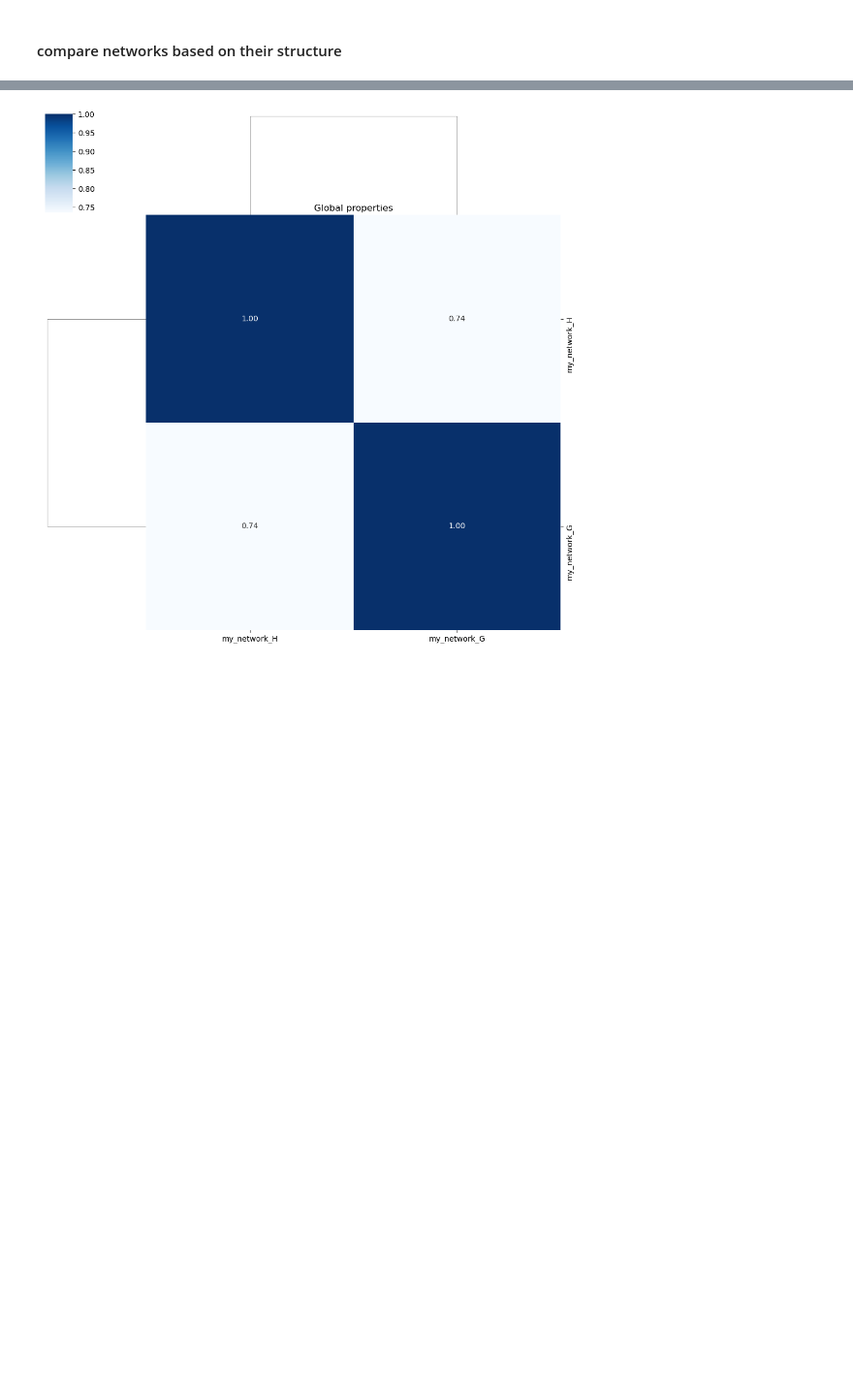
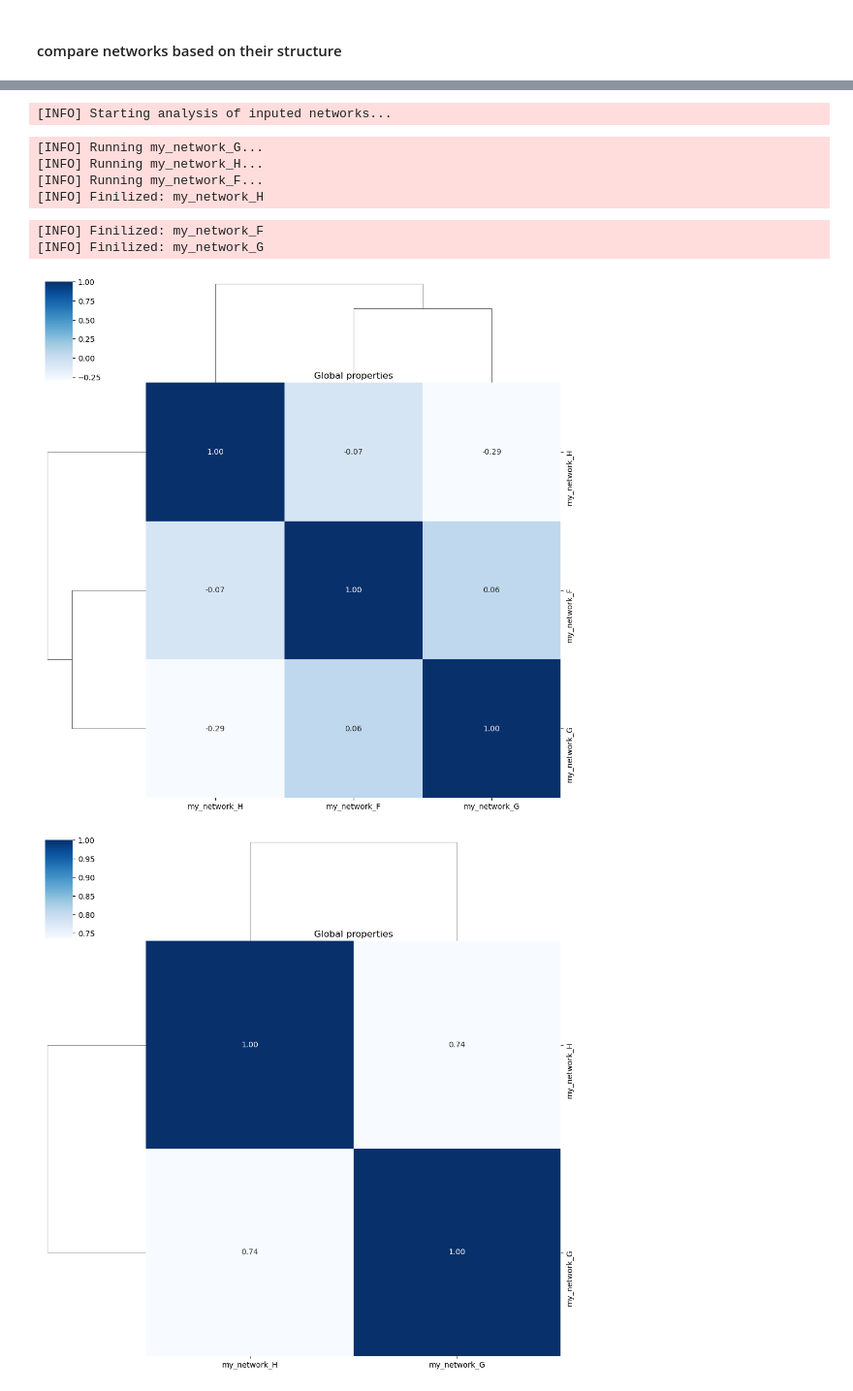
Before and after one commit to freyrelab/netective, a Jupyter notebook: docs/module_tutorial.ipynb, the cells around one changed output, grey strips where cells are left out. Shown at 97% size. Cells and saved outputs as stored; diff of their text form; code cells hidden in the pictures; blank space fills up the shorter version.

```diff
--- a/docs/module_tutorial.ipynb
+++ b/docs/module_tutorial.ipynb
@@ -135,3 +172,25 @@ compare_structure(networks, return_prop_dicts=False);
+# %%
+from netective import compare_structure
+import networkx as nx
+
+# Let's create a random network to characterize
+G = nx.erdos_renyi_graph(100, 0.3, directed=True)
+F = nx.erdos_renyi_graph(50, 50/50**2, directed=True)
+# Let's create a second network to compare to the first one.
+H = nx.path_graph(50, create_using=nx.DiGraph)
+
+# Comparing both networks is as simple as calling the function with a dictionary of networks.
+networks = {"my_network_G": G, "my_network_H": H, "my_network_F": F}
+compare_structure(networks, return_prop_dicts=False, verbose='info', norm="network");
+# %% [output]
+[INFO] Starting analysis of inputed networks...
+[INFO] Running my_network_G...
+[INFO] Running my_network_H...
+[INFO] Running my_network_F...
+[INFO] Finilized: my_network_H
+[INFO] Finilized: my_network_F
+[INFO] Finilized: my_network_G
+[figure, added]
 # %%
 # pearsonr is used by default to compare networks. Other methods are available using the parameter association_metric.
 # compare_structure runs in parallel by default. Use workers to specify the number of processes to run in parallel.
```
Also changed, not shown: parts of 5 cells of this notebook, 4 other files.
